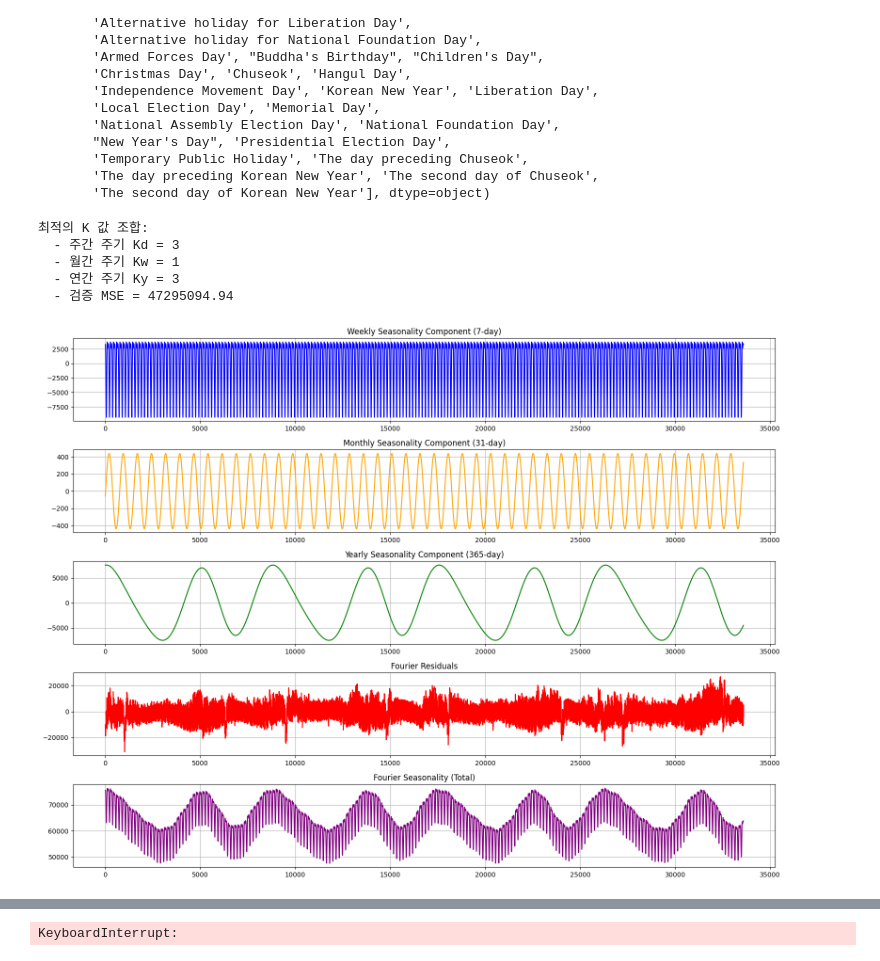
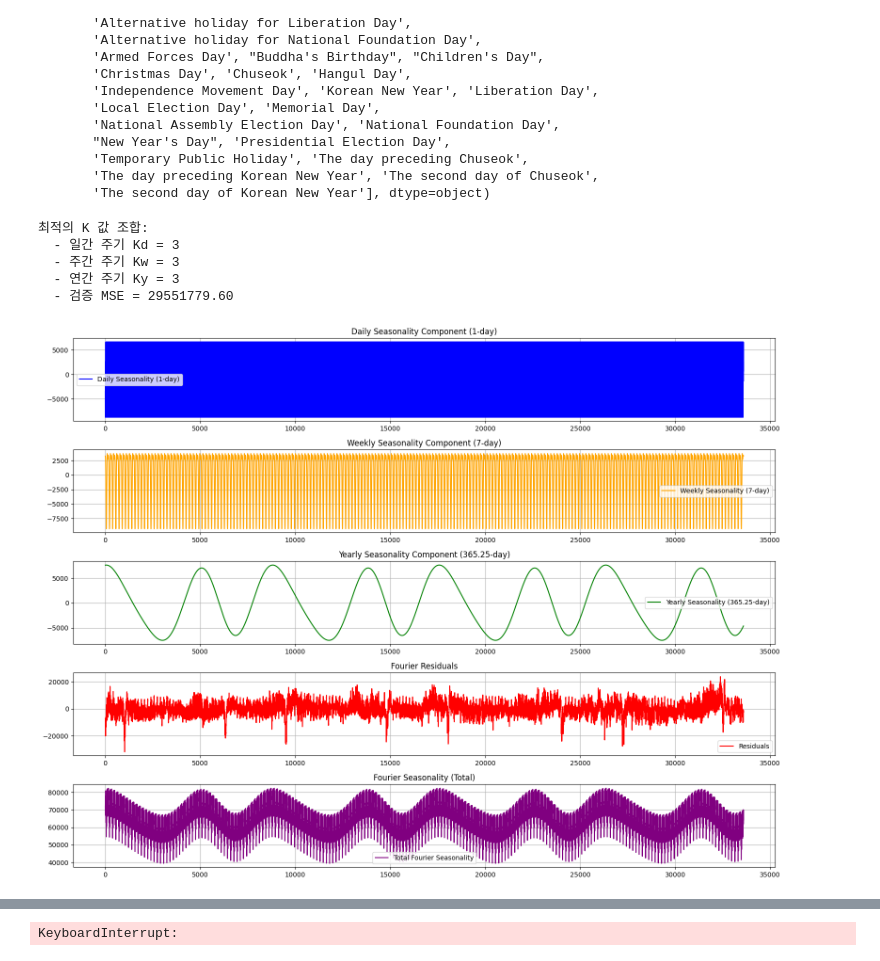
Before and after one commit to zongseung/powerdemand-prediction, a Jupyter notebook: SCI/time_fourier.ipynb, the cells around one changed output, grey strips where cells are left out. Cells and saved outputs as stored; diff of their text form; code cells hidden in the pictures.

```diff
--- a/SCI/time_fourier.ipynb
+++ b/SCI/time_fourier.ipynb
@@ -171,11 +171,16 @@ best_K_combo = None
 best_model = None
 best_X_all = None
 
+# 수정된 주기 정의
+daily_period = 24          # 1일 = 24시간
+weekly_period = 24 * 7      # 1주 = 168시간
+yearly_period = 24 * 365.25 # 1년 = 8766시간 (평균, 윤년 고려)
+
 for Kd, Kw, Ky in product(daily_K_vals, weekly_K_vals, yearly_K_vals):
     X_all = np.hstack([
-        generate_fourier_terms(t_all, 24*7, Kd),       # 주간
-        generate_fourier_terms(t_all, 24*31, Kw),      # 월간
-        generate_fourier_terms(t_all, 8760 , Ky)      # 연간
+        generate_fourier_terms(t_all, daily_period, Kd),    # 일간
+        generate_fourier_terms(t_all, weekly_period, Kw),   # 주간
+        generate_fourier_terms(t_all, yearly_period, Ky)    # 연간
     ])
 
     X_train = X_all[:train_end]
@@ -204,62 +209,78 @@ df_result["t"] = t_all
 df_result["Fourier_Seasonality"] = seasonality_pred
 df_result["Fourier_Residual"] = residuals
 
-# 결과 생성
+# 결과 출력
 Kd_best, Kw_best, Ky_best = best_K_combo
 print(f"최적의 K 값 조합:")
-print(f"  - 주간 주기 Kd = {Kd_best}")
-print(f"  - 월간 주기 Kw = {Kw_best}")
+print(f"  - 일간 주기 Kd = {Kd_best}")
+print(f"  - 주간 주기 Kw = {Kw_best}")
 print(f"  - 연간 주기 Ky = {Ky_best}")
 print(f"  - 검증 MSE = {best_mse:.2f}")
 # %% [output]
 최적의 K 값 조합:
-  - 주간 주기 Kd = 3
-  - 월간 주기 Kw = 1
+  - 일간 주기 Kd = 3
+  - 주간 주기 Kw = 3
   - 연간 주기 Ky = 3
-  - 검증 MSE = 47295094.94
+  - 검증 MSE = 29551779.60
 # %%
+import matplotlib.pyplot as plt
+
 # --- 7. 시각화: 분해된 계절 성분 ---
 Kd, Kw, Ky = best_K_combo
 
-daily_terms = generate_fourier_terms(t_all, 7*24, Kd)
-monthly_terms = generate_fourier_terms(t_all, 31*24, Kw)
-yearly_terms = generate_fourier_terms(t_all, 365*24, Ky)
+# 수정된 주기: daily, weekly, yearly
+daily_terms = generate_fourier_terms(t_all, 24, Kd)          # 1일 = 24시간
+weekly_terms = generate_fourier_terms(t_all, 24 * 7, Kw)     # 1주 = 168시간
+yearly_terms = generate_fourier_terms(t_all, 24 * 365.25, Ky) # 1년 = 8766시간
 
 coef = best_model.coef_
-daily_pred = daily_terms @ coef[:2*Kd]
-monthly_pred = monthly_terms @ coef[2*Kd:2*Kd + 2*Kw]
-yearly_pred = yearly_terms @ coef[2*Kd + 2*Kw:]
 
+# 각 구성 요소 예측
+daily_pred = daily_terms @ coef[:2 * Kd]
+weekly_pred = weekly_terms @ coef[2 * Kd:2 * Kd + 2 * Kw]
+yearly_pred = yearly_terms @ coef[2 * Kd + 2 * Kw:]
+
+# --- 시각화 ---
 plt.figure(figsize=(16, 12))
 
+# 1. 일간 성분
 plt.subplot(5, 1, 1)
-plt.plot(df_result["t"], daily_pred, label="Weekly Seasonality", color='blue')
+plt.plot(df_result["t"], daily_pred, label="Daily Seasonality (1-day)", color='blue')
+plt.title("Daily Seasonality Component (1-day)")
+plt.grid(True)
+plt.legend()
+
+# 2. 주간 성분
+plt.subplot(5, 1, 2)
+plt.plot(df_result["t"], weekly_pred, label="Weekly Seasonality (7-day)", color='orange')
 plt.title("Weekly Seasonality Component (7-day)")
 plt.grid(True)
+plt.legend()
 
-plt.subplot(5, 1, 2)
-plt.plot(df_result["t"], monthly_pred, label="Monthly Seasonality", color='orange')
-plt.title("Monthly Seasonality Component (31-day)")
+# 3. 연간 성분
+plt.subplot(5, 1, 3)
+plt.plot(df_result["t"], yearly_pred, label="Yearly Seasonality (365.25-day)", color='green')
+plt.title("Yearly Seasonality Component (365.25-day)")
 plt.grid(True)
+plt.legend()
 
-plt.subplot(5, 1, 3)
-plt.plot(df_result["t"], yearly_pred, label="Yearly Seasonality", color='green')
-plt.title("Yearly Seasonality Component (365-day)")
-plt.grid(True)
-
+# 4. 잔차 (Residuals)
 plt.subplot(5, 1, 4)
-plt.plot(df_result["t"], df_result["Fourier_Residual"], label="Residual", color='red')
+plt.plot(df_result["t"], df_result["Fourier_Residual"], label="Residuals", color='red')
 plt.title("Fourier Residuals")
 plt.grid(True)
+plt.legend()
 
+# 5. 전체 계절성 합성
 plt.subplot(5, 1, 5)
-plt.plot(df_result["t"], df_result["Fourier_Seasonality"], label="Fourier Seasonality", color='purple')
+plt.plot(df_result["t"], df_result["Fourier_Seasonality"], label="Total Fourier Seasonality", color='purple')
 plt.title("Fourier Seasonality (Total)")
 plt.grid(True)
+plt.legend()
 
 plt.tight_layout()
 plt.show()
 # %% [output]
-[figure, old version]
+[figure, new version]
 # %%
 # 그래프 생성
```
Also changed, not shown: parts of 21 cells of this notebook.
